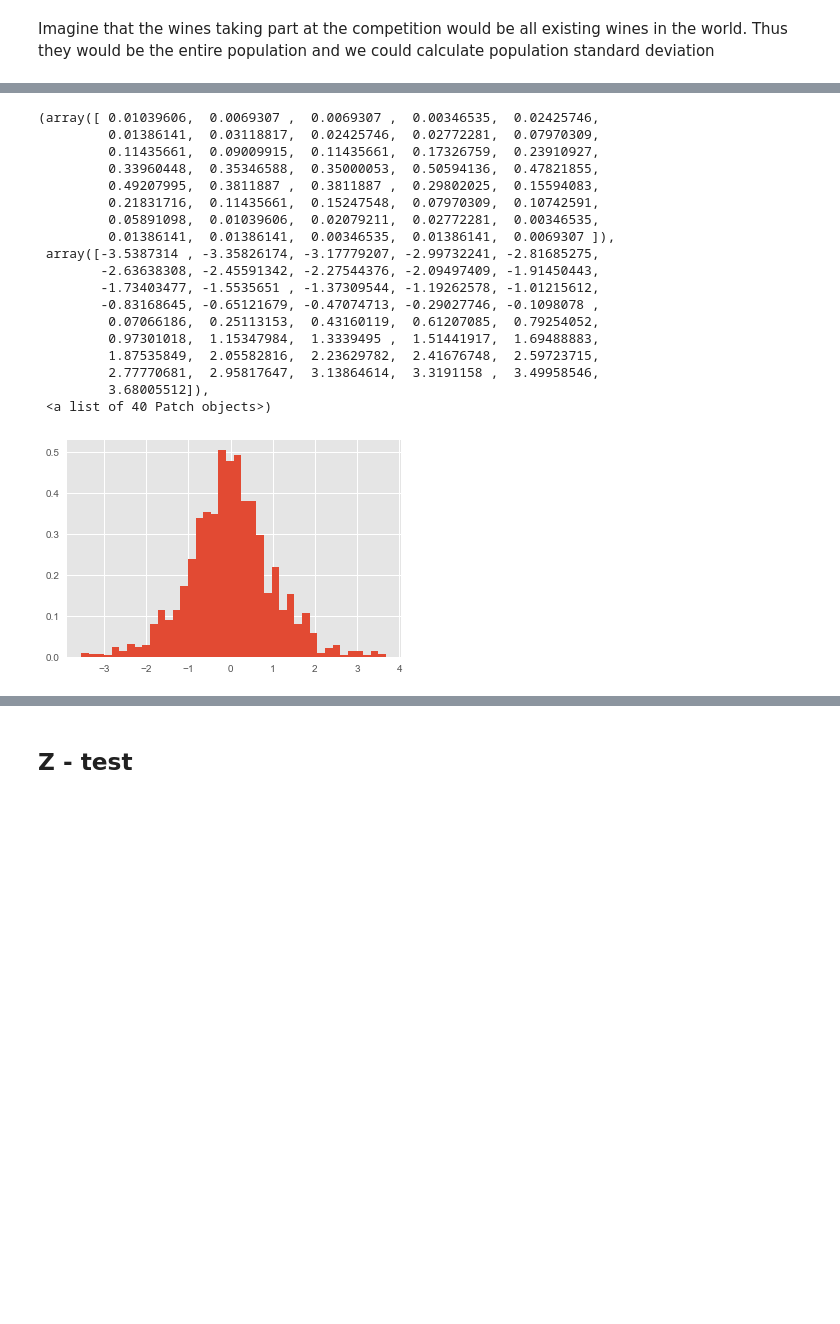
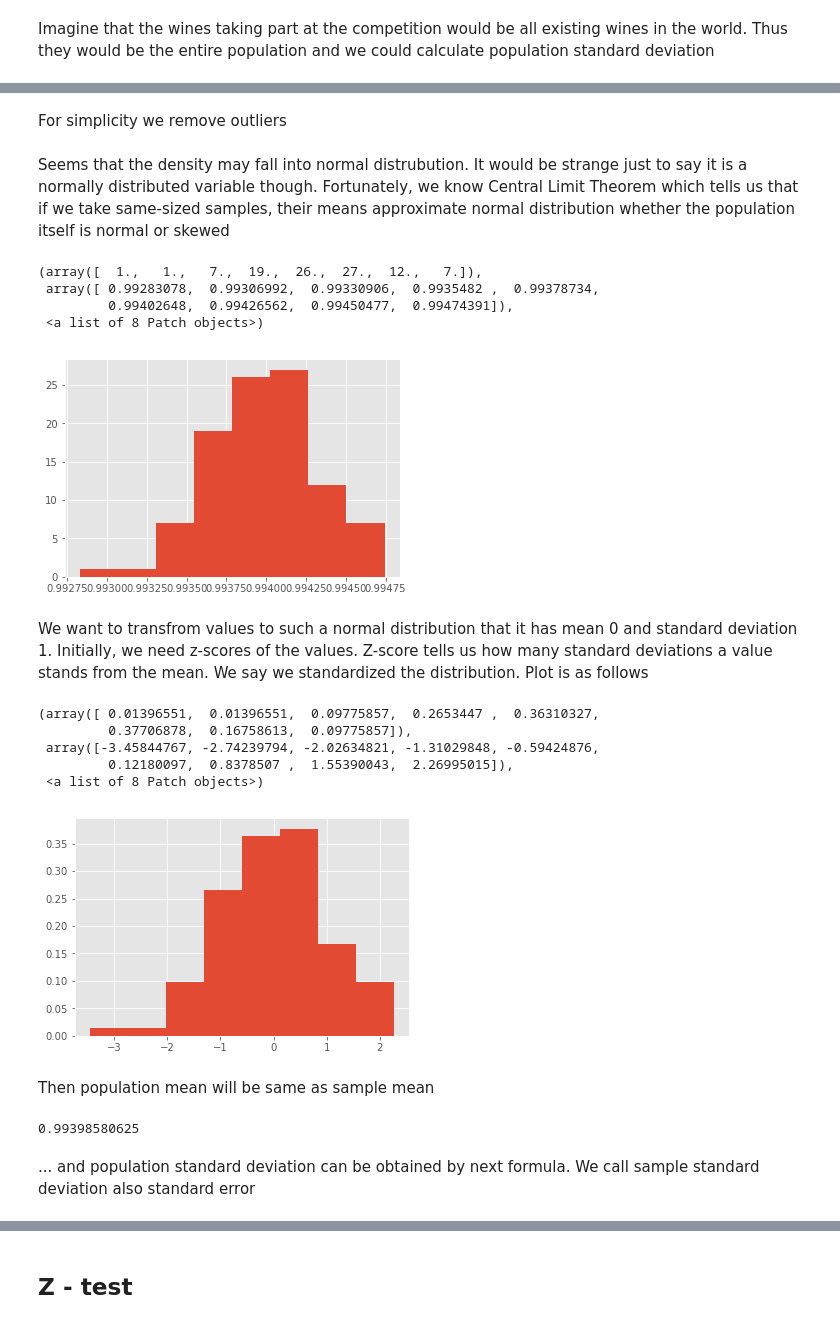
Before and after one commit to ludgo/udaWine, a Jupyter notebook: notebook.ipynb, the cells around one changed output, grey strips where cells are left out. Cells and saved outputs as stored; diff of their text form; code cells hidden in the pictures; blank space fills up the shorter version.

```diff
--- a/notebook.ipynb
+++ b/notebook.ipynb
@@ -118,0 +157,5 @@ print(std)
+# %%
+density = shuffle(whites['density'].copy()).reset_index(drop=True)
+
+std = density.std()
+print(std)
@@ -148,23 +197,42 @@ Seems that the density falls into normal distrubution. If we calculate z-scores
+# %% [markdown]
+For simplicity we remove outliers
+# %%
+density = pd.Series(st.trimboth(density, proportiontocut=.01))
+# %% [markdown]
+Seems that the density may fall into normal distrubution. It would be strange just to say it is a normally distributed variable though. Fortunately, we know Central Limit Theorem which tells us that if we take same-sized samples, their means approximate normal distribution whether the population itself is normal or skewed
+# %%
+samples = []
+samplesize = 64
+nbins = int(samplesize**0.5)
+
+for i in range(100):
+    samples.append(density.sample(samplesize).mean())
+samples = pd.Series(samples)
+plt.hist(samples, bins=nbins)
+# %% [output]
+(array([  1.,   1.,   7.,  19.,  26.,  27.,  12.,   7.]),
+ array([ 0.99283078,  0.99306992,  0.99330906,  0.9935482 ,  0.99378734,
+         0.99402648,  0.99426562,  0.99450477,  0.99474391]),
+ <a list of 8 Patch objects>)
+[figure, added]
+# %% [markdown]
+We want to transfrom values to such a normal distribution that it has mean 0 and standard deviation 1. Initially, we need z-scores of the values. Z-score tells us how many standard deviations a value stands from the mean. We say we standardized the distribution. Plot is as follows
 # %%
-normDensity = st.zscore(reds['density'])
-plt.hist(normDensity, bins=40, normed=1)
+zscores = st.zscore(samples)
+plt.hist(zscores, bins=nbins, normed=1)
 # %% [output]
-(array([ 0.01039606,  0.0069307 ,  0.0069307 ,  0.00346535,  0.02425746,
-         0.01386141,  0.03118817,  0.02425746,  0.02772281,  0.07970309,
-         0.11435661,  0.09009915,  0.11435661,  0.17326759,  0.23910927,
-         0.33960448,  0.35346588,  0.35000053,  0.50594136,  0.47821855,
-         0.49207995,  0.3811887 ,  0.3811887 ,  0.29802025,  0.15594083,
-         0.21831716,  0.11435661,  0.15247548,  0.07970309,  0.10742591,
-         0.05891098,  0.01039606,  0.02079211,  0.02772281,  0.00346535,
-         0.01386141,  0.01386141,  0.00346535,  0.01386141,  0.0069307 ]),
- array([-3.5387314 , -3.35826174, -3.17779207, -2.99732241, -2.81685275,
-        -2.63638308, -2.45591342, -2.27544376, -2.09497409, -1.91450443,
-        -1.73403477, -1.5535651 , -1.37309544, -1.19262578, -1.01215612,
-        -0.83168645, -0.65121679, -0.47074713, -0.29027746, -0.1098078 ,
-         0.07066186,  0.25113153,  0.43160119,  0.61207085,  0.79254052,
-         0.97301018,  1.15347984,  1.3339495 ,  1.51441917,  1.69488883,
-         1.87535849,  2.05582816,  2.23629782,  2.41676748,  2.59723715,
-         2.77770681,  2.95817647,  3.13864614,  3.3191158 ,  3.49958546,
-         3.68005512]),
- <a list of 40 Patch objects>)
+(array([ 0.01396551,  0.01396551,  0.09775857,  0.2653447 ,  0.36310327,
+         0.37706878,  0.16758613,  0.09775857]),
+ array([-3.45844767, -2.74239794, -2.02634821, -1.31029848, -0.59424876,
+         0.12180097,  0.8378507 ,  1.55390043,  2.26995015]),
+ <a list of 8 Patch objects>)
-[figure, old version]
+[figure, new version]
+# %% [markdown]
+Then population mean will be same as sample mean
+# %%
+mean = samples.mean()
+print(mean)
+# %% [output]
+0.99398580625
+# %% [markdown]
+... and population standard deviation can be obtained by next formula. We call sample standard deviation also standard error
```
Also changed, not shown: parts of 28 cells of this notebook.
